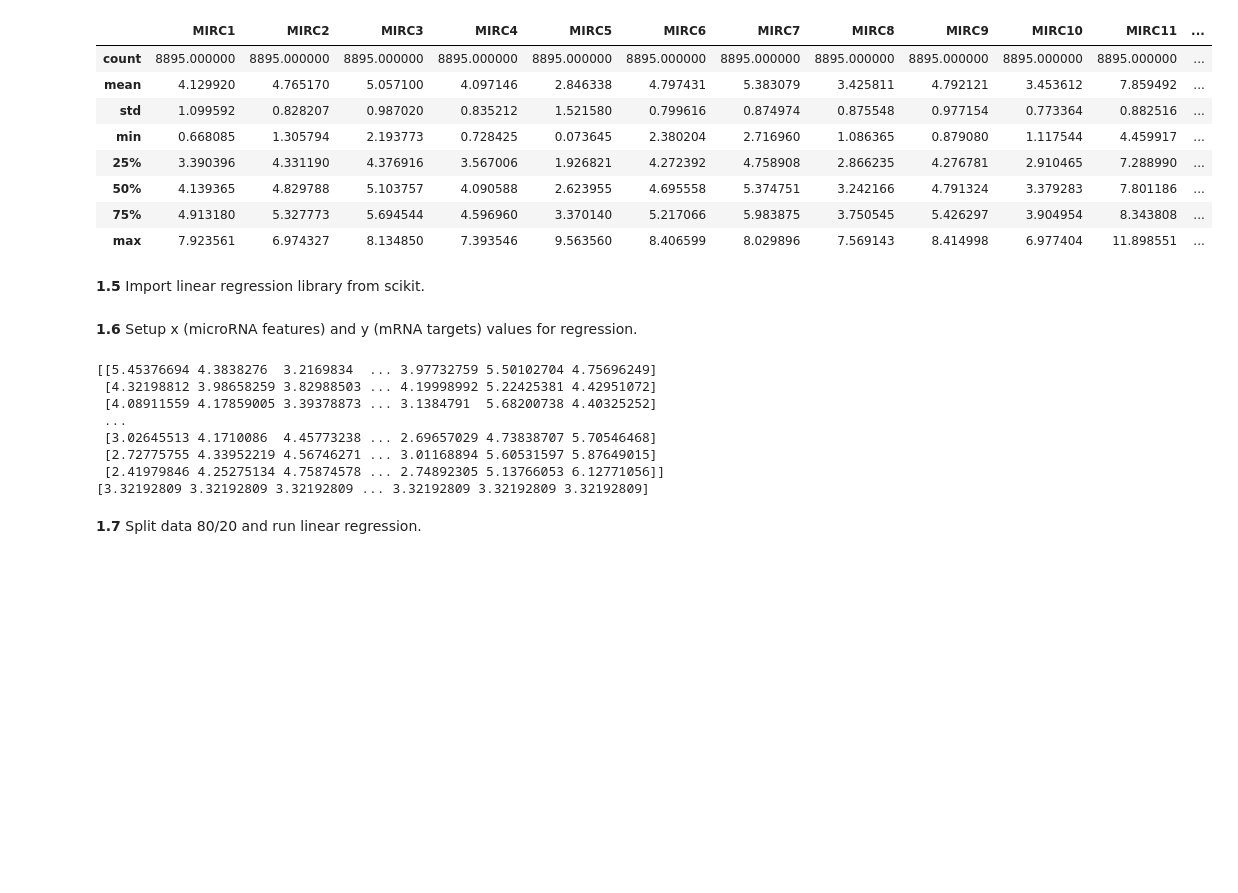
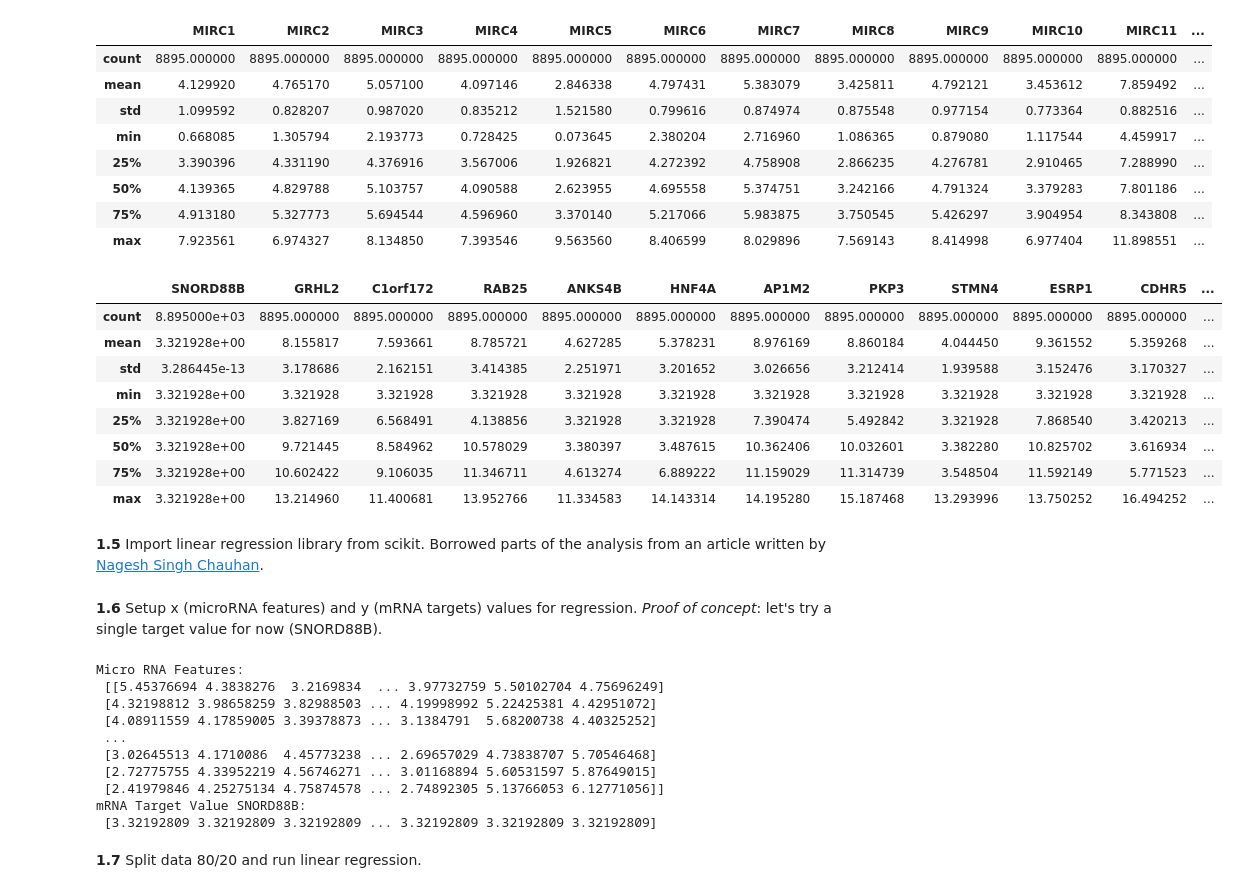
Before and after one commit to jrg94/CSE5522, a Jupyter notebook: lab1.ipynb, the cells around one changed output. Cells and saved outputs as stored; diff of their text form; code cells hidden in the pictures; blank space fills up the shorter version.

Commit message:
Predicted SNORD88B

```diff
--- a/lab1.ipynb
+++ b/lab1.ipynb
@@ -88,27 +88,41 @@ micro_rna_dataframe.describe()
 | 50% | 4.139365 | 4.829788 | 5.103757 | 4.090588 | 2.623955 | 4.695558 | 5.374751 | 3.242166 | 4.791324 | 3.379283 | 7.801186 | ... |
 | 75% | 4.913180 | 5.327773 | 5.694544 | 4.596960 | 3.370140 | 5.217066 | 5.983875 | 3.750545 | 5.426297 | 3.904954 | 8.343808 | ... |
 | max | 7.923561 | 6.974327 | 8.134850 | 7.393546 | 9.563560 | 8.406599 | 8.029896 | 7.569143 | 8.414998 | 6.977404 | 11.898551 | ... |
-# %% [markdown]
-**1.5** Import linear regression library from scikit.
+# %%
+mrna_well_dataframe.describe()
+# %% [output]
+|  | SNORD88B | GRHL2 | C1orf172 | RAB25 | ANKS4B | HNF4A | AP1M2 | PKP3 | STMN4 | ESRP1 | CDHR5 | ... |
+| count | 8.895000e+03 | 8895.000000 | 8895.000000 | 8895.000000 | 8895.000000 | 8895.000000 | 8895.000000 | 8895.000000 | 8895.000000 | 8895.000000 | 8895.000000 | ... |
+| mean | 3.321928e+00 | 8.155817 | 7.593661 | 8.785721 | 4.627285 | 5.378231 | 8.976169 | 8.860184 | 4.044450 | 9.361552 | 5.359268 | ... |
+| std | 3.286445e-13 | 3.178686 | 2.162151 | 3.414385 | 2.251971 | 3.201652 | 3.026656 | 3.212414 | 1.939588 | 3.152476 | 3.170327 | ... |
+| min | 3.321928e+00 | 3.321928 | 3.321928 | 3.321928 | 3.321928 | 3.321928 | 3.321928 | 3.321928 | 3.321928 | 3.321928 | 3.321928 | ... |
+| 25% | 3.321928e+00 | 3.827169 | 6.568491 | 4.138856 | 3.321928 | 3.321928 | 7.390474 | 5.492842 | 3.321928 | 7.868540 | 3.420213 | ... |
+| 50% | 3.321928e+00 | 9.721445 | 8.584962 | 10.578029 | 3.380397 | 3.487615 | 10.362406 | 10.032601 | 3.382280 | 10.825702 | 3.616934 | ... |
+| 75% | 3.321928e+00 | 10.602422 | 9.106035 | 11.346711 | 4.613274 | 6.889222 | 11.159029 | 11.314739 | 3.548504 | 11.592149 | 5.771523 | ... |
+| max | 3.321928e+00 | 13.214960 | 11.400681 | 13.952766 | 11.334583 | 14.143314 | 14.195280 | 15.187468 | 13.293996 | 13.750252 | 16.494252 | ... |
+# %% [markdown]
+**1.5** Import linear regression library from scikit. Borrowed parts of the analysis from an article written by [Nagesh Singh Chauhan](https://towardsdatascience.com/a-beginners-guide-to-linear-regression-in-python-with-scikit-learn-83a8f7ae2b4f).
 # %%
 from sklearn.linear_model import LinearRegression
 from sklearn.model_selection import train_test_split
 # %% [markdown]
-**1.6** Setup x (microRNA features) and y (mRNA targets) values for regression.
+**1.6** Setup x (microRNA features) and y (mRNA targets) values for regression. *Proof of concept*: let's try a single target value for now (SNORD88B).
 # %%
 x = micro_rna_dataframe.values
-print(x)
+print(f'Micro RNA Features:\n {x}')
 y = mrna_well_dataframe["SNORD88B"].values
-print(y)
+print(f'mRNA Target Value SNORD88B:\n {y}')
 # %% [output]
-[[5.45376694 4.3838276  3.2169834  ... 3.97732759 5.50102704 4.75696249]
+Micro RNA Features:
+ [[5.45376694 4.3838276  3.2169834  ... 3.97732759 5.50102704 4.75696249]
  [4.32198812 3.98658259 3.82988503 ... 4.19998992 5.22425381 4.42951072]
  [4.08911559 4.17859005 3.39378873 ... 3.1384791  5.68200738 4.40325252]
  ...
  [3.02645513 4.1710086  4.45773238 ... 2.69657029 4.73838707 5.70546468]
  [2.72775755 4.33952219 4.56746271 ... 3.01168894 5.60531597 5.87649015]
  [2.41979846 4.25275134 4.75874578 ... 2.74892305 5.13766053 6.12771056]]
-[3.32192809 3.32192809 3.32192809 ... 3.32192809 3.32192809 3.32192809]
+mRNA Target Value SNORD88B:
+ [3.32192809 3.32192809 3.32192809 ... 3.32192809 3.32192809 3.32192809]
 # %% [markdown]
 **1.7** Split data 80/20 and run linear regression.
 # %%
```
Also changed, not shown: parts of 2 cells of this notebook.
